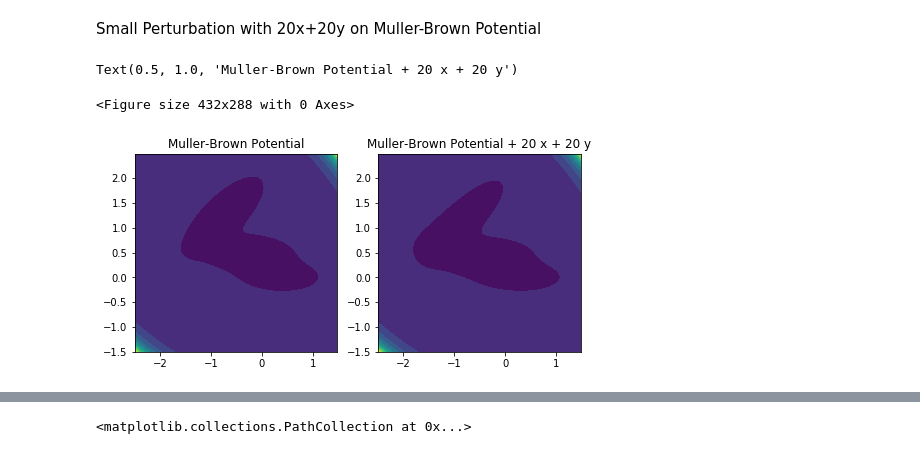
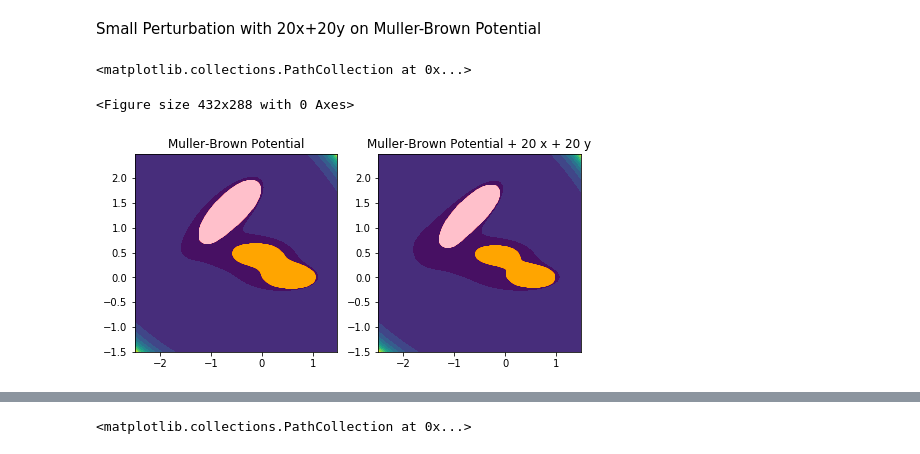
Before and after one commit to chewycharis/work-in-dinner-group-2019, a Jupyter notebook: DGA-Perturbation/jupyter-notebooks/Muller-Brown Potential .ipynb, the cells around one changed output, grey strips where cells are left out. Drawn from its saved outputs; the diff is of its cells as text; code cells hidden in the pictures.

```diff
--- a/DGA-Perturbation/jupyter-notebooks/Muller-Brown Potential .ipynb
+++ b/DGA-Perturbation/jupyter-notebooks/Muller-Brown Potential .ipynb
@@ -263,28 +264,65 @@ Small Perturbation with 20x+20y on Muller-Brown Potential
 # %%
 
 
 plt.clf()
 
 fig=plt.figure(figsize=(8,8))
 X=np.arange (-2.5,1.5,1/100)
 Y=np.arange(-1.5,2.5,1/100)
+x_new=X[:]; y_new=Y[:]
 X, Y = np.meshgrid(X, Y)
 Z=np.array(muller_brown_potential(np.ravel(X), np.ravel(Y)))
 Z = Z.reshape(X.shape)
 ax=fig.add_subplot(221)
 ax.contourf(X, Y, Z, 10, linestyles="solid")
 ax.set_title('Muller-Brown Potential')
 
+z_index=np.where(Z<-60)
+x_new=x_new[z_index[1]].ravel()
+y_new=y_new[z_index[0]].ravel()
+ax.scatter(x_new, y_new, c='r')
+
+new=np.stack((x_new,y_new)).T
+new_a=new[np.where(new[:,0]<0)]
+new_a2=new_a[np.where(new_a[:,1]>new_a[:,0]+np.full(np.shape(new_a[:,0]),1.4))]
+
+new_b=new[np.where(new[:,0]>-0.8)]
+new_b2=new_b[np.where(new_b[:,1]<new_b[:,0]+np.full(np.shape(new_b[:,0]),1.4))]
+
+#hull=spatial.ConvexHull(new_a2)
+ax.scatter(new_a2[:,0], new_a2[:,1],c="pink")
+ax.scatter(new_b2[:,0], new_b2[:,1],c="orange")
+
+
+
+
+
 
 X=np.arange (-2.5,1.5,1/100)
 Y=np.arange(-1.5,2.5,1/100)
+x_new=X; y_new=Y
 X, Y = np.meshgrid(X, Y)
 Z=np.array(muller_brown_potential(np.ravel(X), np.ravel(Y),perturb=[20,20]))
 Z = Z.reshape(X.shape)
 ax=fig.add_subplot(222)
 ax.contourf(X, Y, Z, 10, linestyles="solid")
 ax.set_title('Muller-Brown Potential + 20 x + 20 y')
+
+z_index=np.where(Z<-60)
+x_new=x_new[z_index[1]].ravel()
+y_new=y_new[z_index[0]].ravel()
+ax.scatter(x_new, y_new, c='r')
+
+new=np.stack((x_new,y_new)).T
+new_a=new[np.where(new[:,0]<0)]
+new_a2=new_a[np.where(new_a[:,1]>new_a[:,0]+np.full(np.shape(new_a[:,0]),1.4))]
+
+new_b=new[np.where(new[:,0]>-0.8)]
+new_b2=new_b[np.where(new_b[:,1]<new_b[:,0]+np.full(np.shape(new_b[:,0]),1.4))]
+
+ax.scatter(new_a2[:,0], new_a2[:,1],c="pink", label="stateA")
+ax.scatter(new_b2[:,0], new_b2[:,1],c="orange", label="stateB")
 # %% [output]
-Text(0.5, 1.0, 'Muller-Brown Potential + 20 x + 20 y')
+<matplotlib.collections.PathCollection at 0x...>
 <Figure size 432x288 with 0 Axes>
-[figure, old version]
+[figure, new version]
```
Also changed, not shown: parts of 6 cells of this notebook, 33 other files.
